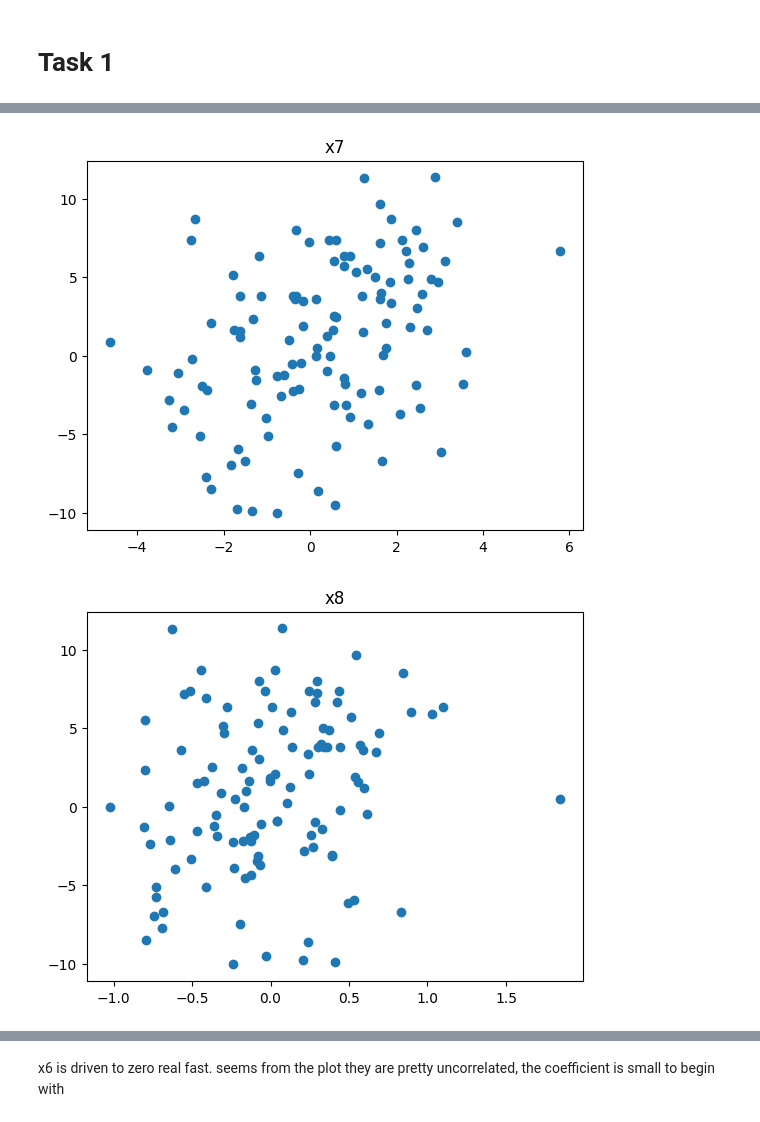
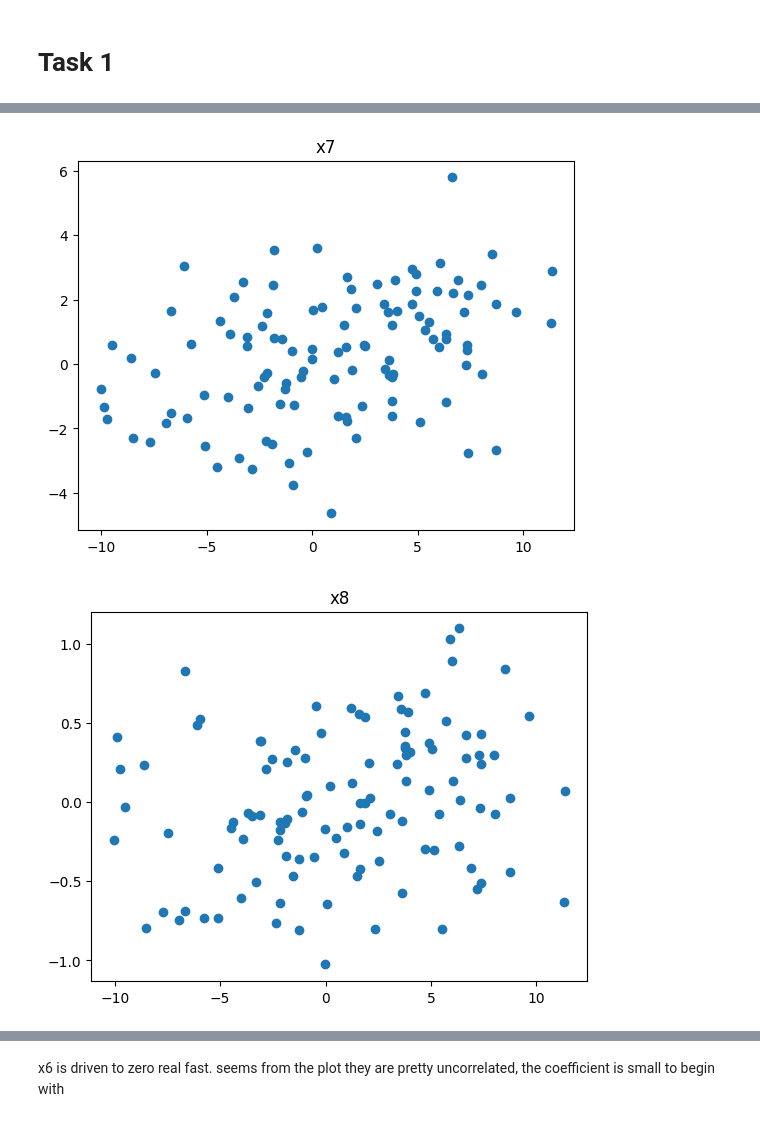
Before and after one commit to whiteraven37/AIML-lab1, a Jupyter notebook: Lab1/Lab1/PS/q5/q5.ipynb, the cells around one changed output, grey strips where cells are left out. Cells and saved outputs as stored; diff of their text form; code cells hidden in the pictures.

```diff
--- a/Lab1/Lab1/PS/q5/q5.ipynb
+++ b/Lab1/Lab1/PS/q5/q5.ipynb
@@ -23,8 +23,3 @@ df.describe()
 | 50% | -0.073228 | 0.185544 | 0.095554 | -0.063393 | -0.030977 | -0.047225 | 0.486986 | -0.031732 | 1.218981 |
 | 75% | 0.382786 | 0.662315 | 0.966070 | 0.755977 | 0.765230 | 0.731163 | 1.666643 | 0.337055 | 4.908557 |
 | max | 2.463242 | 3.852731 | 4.339446 | 3.230194 | 3.392913 | 2.515546 | 5.790406 | 57.567106 | 11.343062 |
-# %%
-for col in df.columns:
-    plt.figure()
-    plt.hist(filtered_df[col], bins=10)
-    plt.title(col)
@@ -81,4 +60,5 @@ plt.legend(labels = list(df.columns)[:-1]+['const'])
 # %%
+filtered_df=df
 coefs = []
 consts = []
 for l in lmbda:
@@ -99,6 +79,6 @@ plt.legend(labels = list(df.columns)[:-1]+['const'])
 # %%
 for col in df.columns:
     plt.figure()
-    plt.scatter(filtered_df[col], filtered_df['y'])
+    plt.scatter( filtered_df['y'], filtered_df[col])
     plt.title(col)
 # %% [output]
@@ -111,5 +91,5 @@ for col in df.columns:
-[figure, old version]
+[figure, new version]
-[figure, old version]
+[figure, new version]
 [figure]
 # %%
 def mse(coefs, X, y):
```
Also changed, not shown: parts of 37 cells of this notebook, 2 other files.
